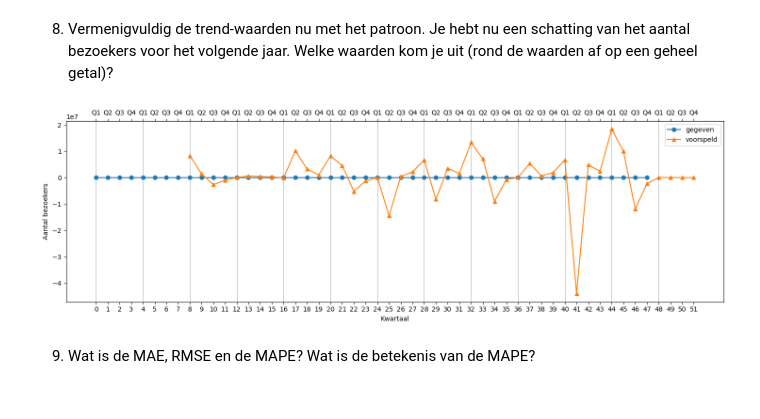
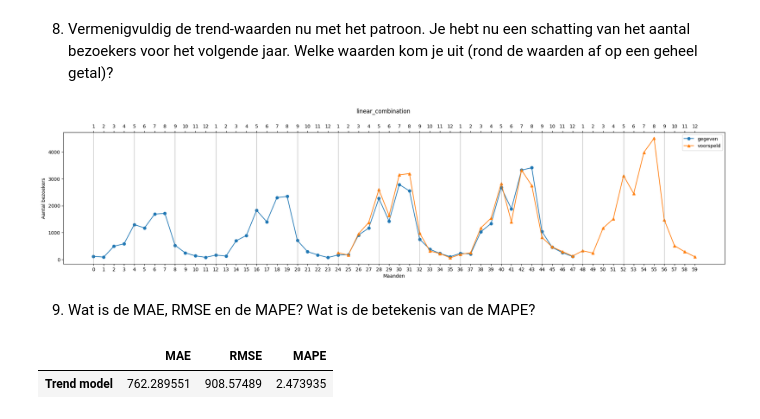
Before and after one commit to EliasDeHondt/DataScience1, a Jupyter notebook: W20P4/Pretpark.ipynb, the cells around one changed output. Drawn from its saved outputs; the diff is of its cells as text; code cells hidden in the pictures.

```diff
--- a/W20P4/Pretpark.ipynb
+++ b/W20P4/Pretpark.ipynb
@@ -204,10 +206,20 @@ print(seizoen_waarden)
 # %% [markdown]
 8.	Vermenigvuldig de trend-waarden nu met het patroon. Je hebt nu een schatting van het aantal bezoekers voor het volgende jaar.  Welke waarden kom je uit (rond de waarden af op een geheel getal)?
-# %%
-schatting = trend_waarden * seizoen_waarden
-
-plot_trends(aantal_bezoekers, schatting)
-# %% [output]
-[figure, removed]
+# %%
+# seizoen_waarden = patroon
+
+plot_trends(aantal_bezoekers, seizoen_waarden, 'linear_combination') # m = 12
+# %% [output]
+[figure, added]
 # %% [markdown]
 9.	Wat is de MAE, RMSE en de MAPE? Wat is de betekenis van de MAPE?
+# %%
+from W20P4.forecast import forecast_errors
+
+display(forecast_errors(aantal_bezoekers, predict_trend(np.arange(48)), 'Trend model'))
+
+# MAPE staat voor Mean Absolute Percentage Error
+# Het geeft aan in een percentage hoe groot de afwijking is tussen de geobserveerde informatie en de voorspelling.
+# %% [output]
+|  | MAE | RMSE | MAPE |
+| Trend model | 762.289551 | 908.57489 | 2.473935 |
```
Also changed, not shown: parts of 2 cells of this notebook.
